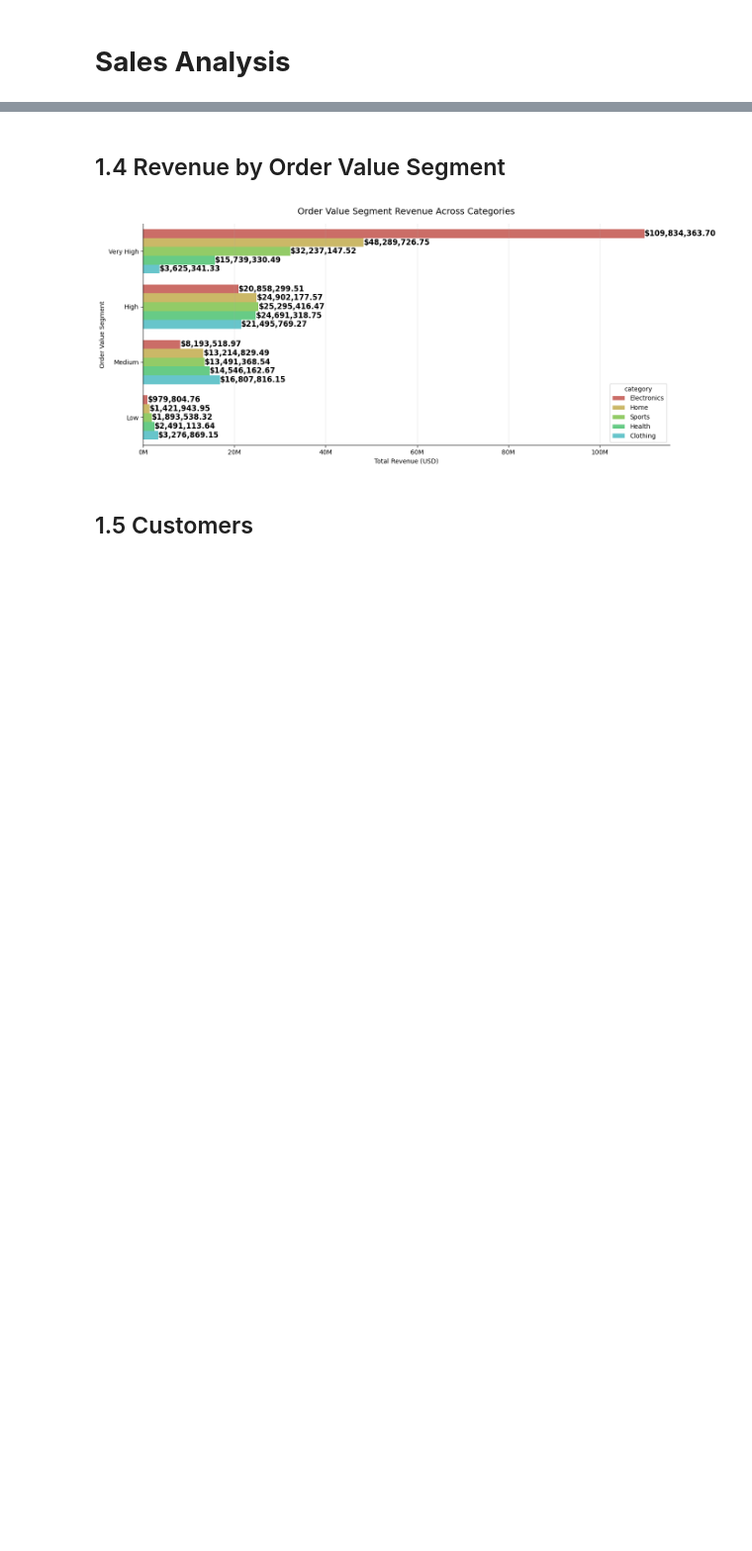
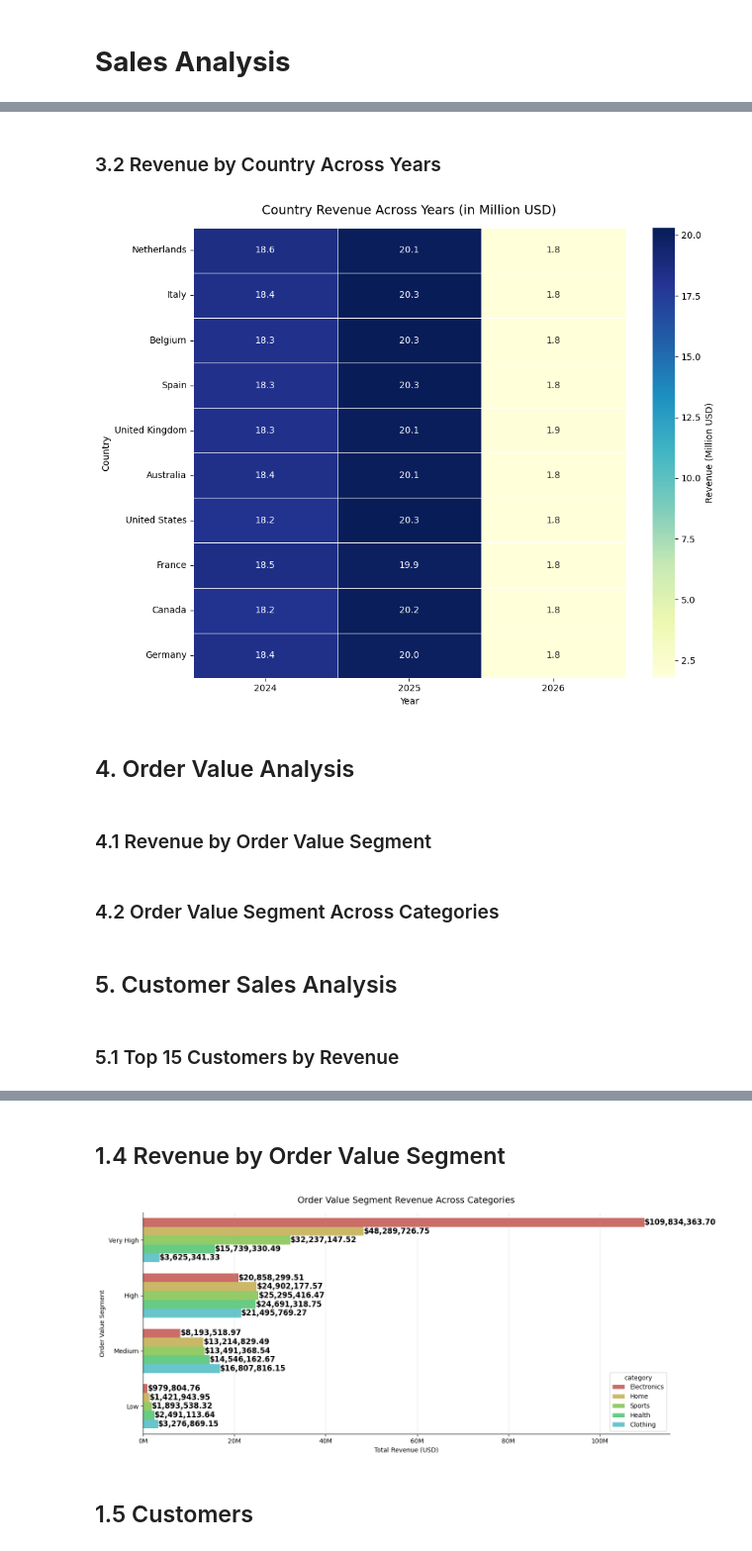
Before and after one commit to judiellegaspina/Ecommerce-EDA-and-Sales-Prediction, a Jupyter notebook: 05_Sales_Analysis.ipynb, the cells around one changed output, grey strips where cells are left out. Shown at 99% size. Drawn from its saved outputs; the diff is of its cells as text; code cells hidden in the pictures; blank space fills up the shorter version.

```diff
--- a/05_Sales_Analysis.ipynb
+++ b/05_Sales_Analysis.ipynb
@@ -465,0 +459,42 @@ plt.show()
+# %% [markdown]
+### 3.2 Revenue by Country Across Years
+# %%
+# Prepare data
+country_yearly = (
+    sales_df.groupby(['country', 'order_year'])['net_revenue_usd']
+    .sum()
+    .unstack(fill_value=0)          # years become columns
+)
+
+# Optional: sort by total revenue
+country_yearly = country_yearly.loc[
+    country_yearly.sum(axis=1).sort_values(ascending=False).index
+]
+
+plt.figure(figsize=(10, 8))
+sns.heatmap(
+    country_yearly / 1e6,           # show in millions
+    annot=True,
+    fmt='.1f',
+    cmap='YlGnBu',
+    linewidths=0.5,
+    cbar_kws={'label': 'Revenue (Million USD)'}
+)
+
+plt.title('Country Revenue Across Years (in Million USD)', fontsize=14, pad=15)
+plt.xlabel('Year')
+plt.ylabel('Country')
+plt.tight_layout()
+plt.show()
+# %% [output]
+[figure, added]
+# %% [markdown]
+## 4. Order Value Analysis
+# %% [markdown]
+### 4.1 Revenue by Order Value Segment
+# %% [markdown]
+### 4.2 Order Value Segment Across Categories
+# %% [markdown]
+## 5. Customer Sales Analysis
+# %% [markdown]
+### 5.1 Top 15 Customers by Revenue
```
Also changed, not shown: parts of 49 cells of this notebook.
